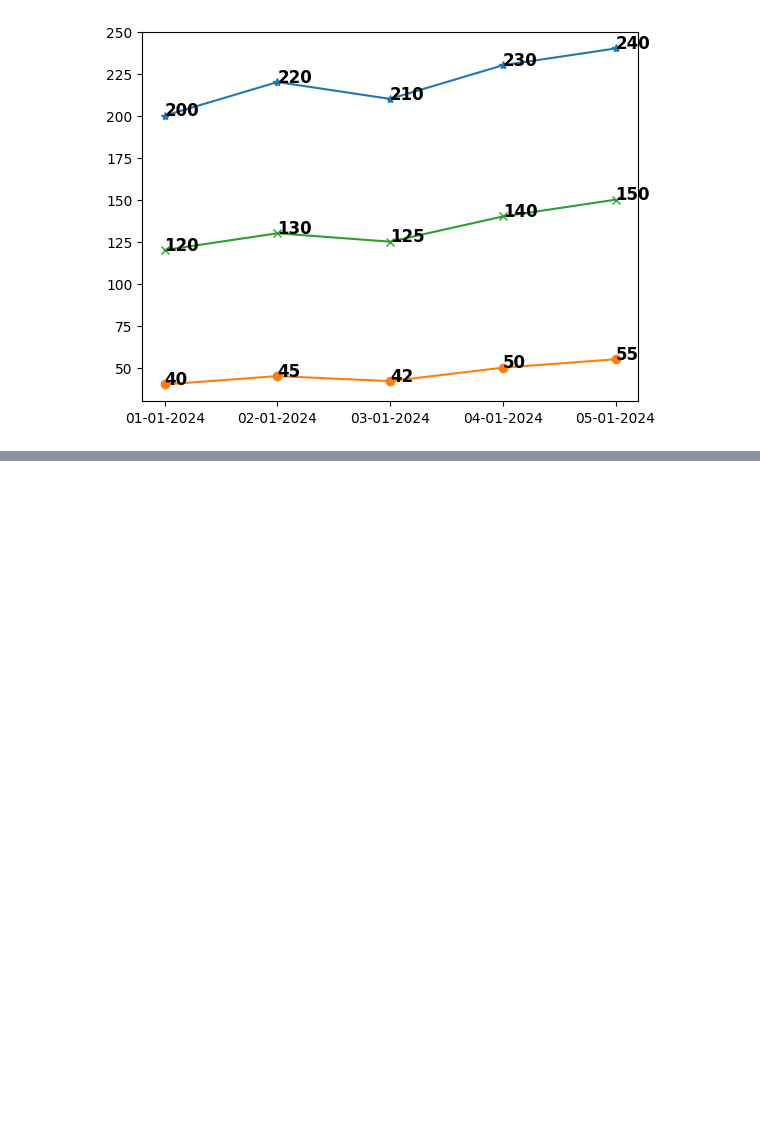
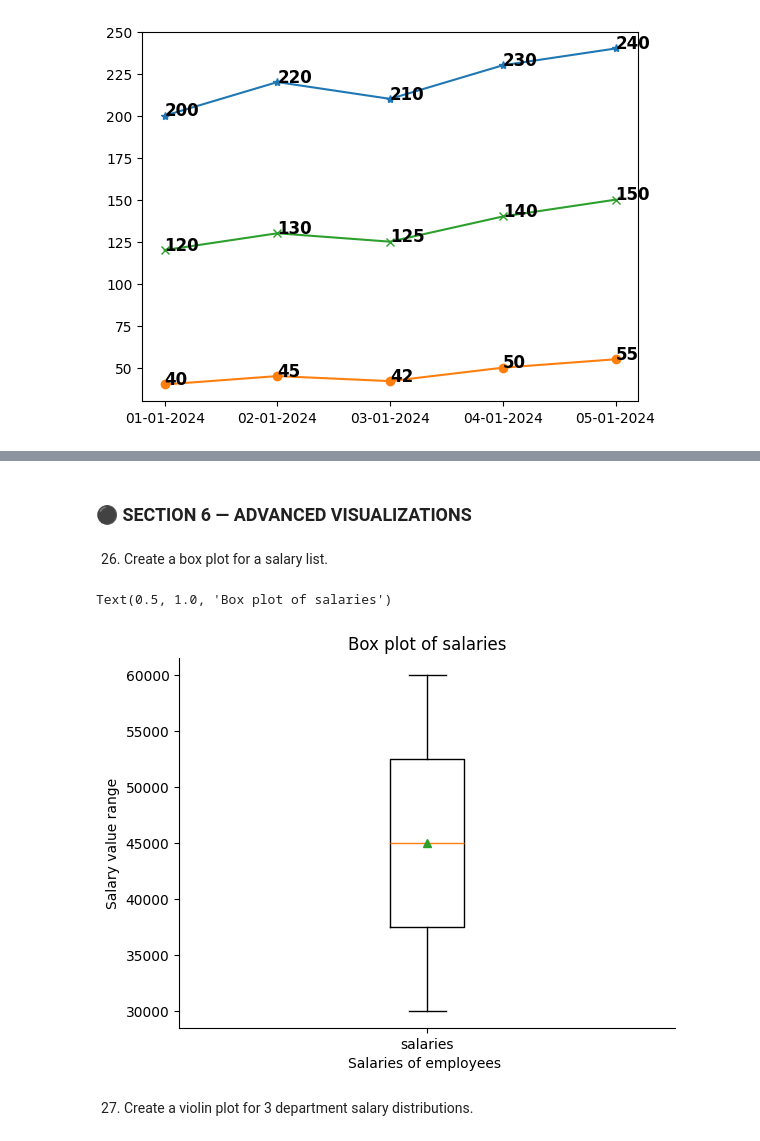
Before and after one commit to sagarnbeedi-analytics/data-analytics-portfolio, a Jupyter notebook: PYTHON/practicing_python_libraries/python_files/matplotlib.ipynb, the cells around one changed output, grey strips where cells are left out. Saved outputs shown, nothing was run; the diff lists cells and outputs as text; code cells hidden in the pictures; blank space fills up the shorter version.

```diff
--- a/PYTHON/practicing_python_libraries/python_files/matplotlib.ipynb
+++ b/PYTHON/practicing_python_libraries/python_files/matplotlib.ipynb
@@ -506,0 +612,21 @@ for line in plt.gca().lines:
+# %% [markdown]
+### ⚫ SECTION 6 — ADVANCED VISUALIZATIONS
+# %% [markdown]
+26. Create a box plot for a salary list.
+# %%
+salaries = pd.Series([30000, 35000, 40000, 45000, 50000, 55000, 60000])
+ax=plt.gca()
+ax.spines["top"].set_visible(False)
+ax.spines["right"].set_visible(False)
+plt.boxplot(salaries,
+            showmeans=True,
+            )
+plt.xticks([1],["salaries"])
+plt.xlabel("Salaries of employees ")
+plt.ylabel("Salary value range")
+plt.title("Box plot of salaries")
+# %% [output]
+Text(0.5, 1.0, 'Box plot of salaries')
+[figure, added]
+# %% [markdown]
+27. Create a violin plot for 3 department salary distributions.
```
Also changed, not shown: parts of 13 cells of this notebook.
